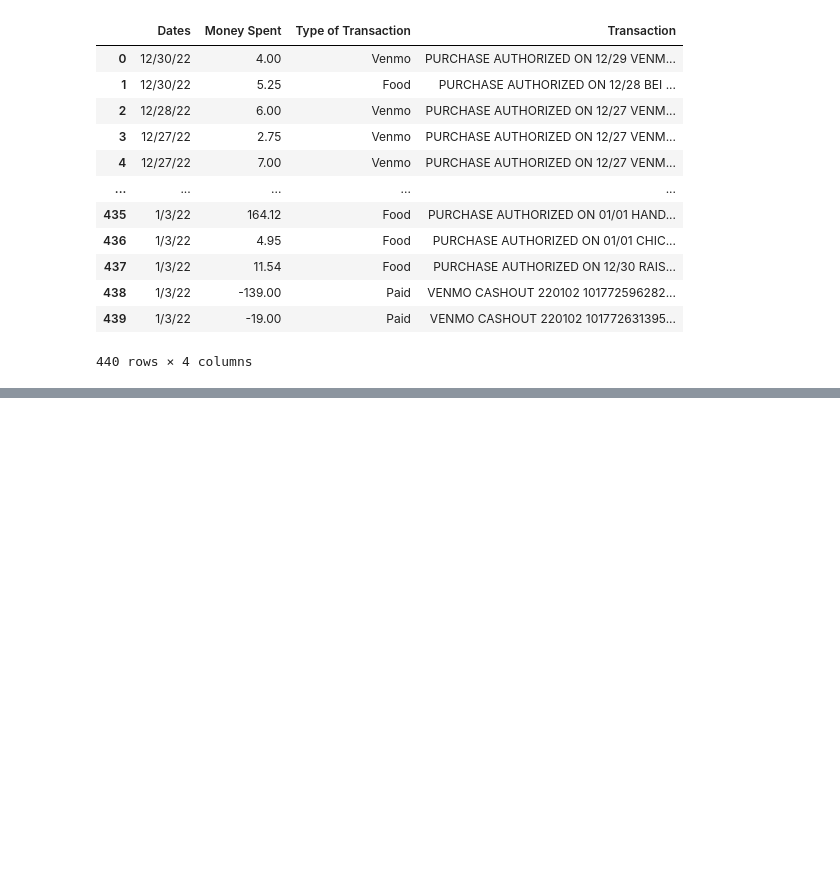
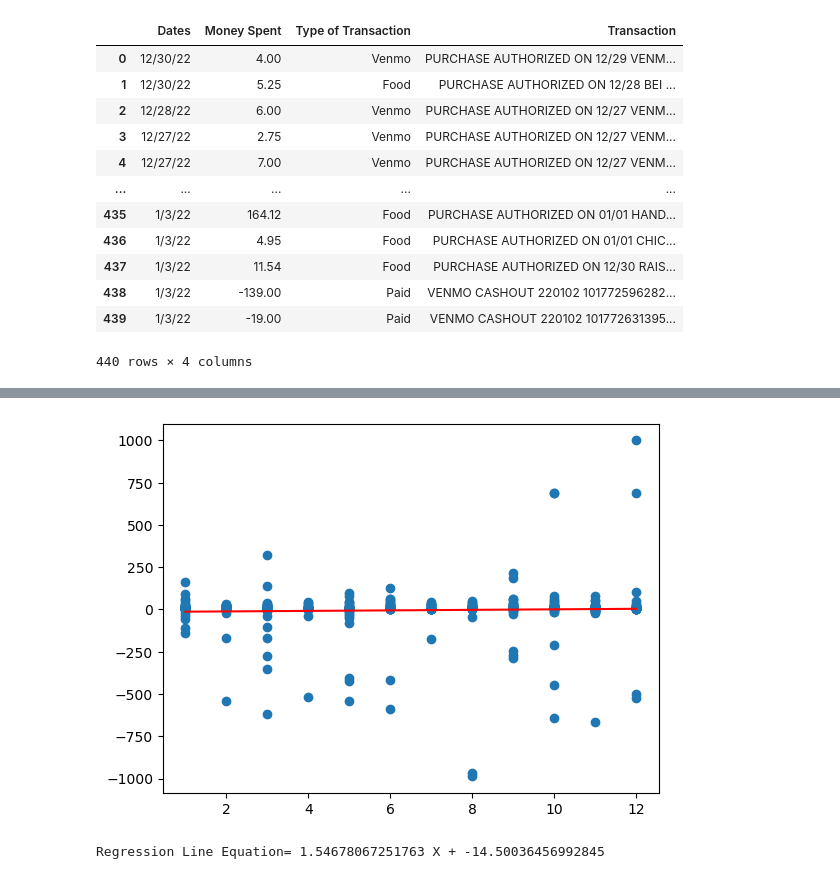
Before and after one commit to ekye0512/Personal_Bank_Budgeting, a Jupyter notebook: Personal_Bank_Budgeting.ipynb, the cells around one changed output, grey strips where cells are left out. Drawn from its saved outputs; the diff is of its cells as text; code cells hidden in the pictures; blank space fills up the shorter version.

```diff
--- a/Personal_Bank_Budgeting.ipynb
+++ b/Personal_Bank_Budgeting.ipynb
@@ -75,0 +184,33 @@ df
+# %%
+X=df['Month'].values.reshape(-1, 1)
+Y=df['Money Spent'].values.reshape(-1, 1)
+
+linear_regressor = LinearRegression()  # create object for the class
+linear_regressor.fit(X, Y)  # perform linear regression
+Y_pred = linear_regressor.predict(X)  # make predictions
+
+plt.scatter(X, Y)
+plt.plot(X, Y_pred, color='red')
+plt.show()
+
+#linear regression model, almost constant
+
+
+
+N = len(X)
+
+
+x_mean = X.mean()
+y_mean = Y.mean()
+
+B1_num = ((x - x_mean) * (y - y_mean)).sum()
+B1_den = ((x - x_mean)**2).sum()
+B1 = B1_num / B1_den
+
+B0 = y_mean - (B1*x_mean)
+
+
+print ("Regression Line Equation=", B1,"X +",B0)
+# %% [output]
+[figure, added]
+Regression Line Equation= 1.54678067251763 X + -14.50036456992845
```
Also changed, not shown: parts of 11 cells of this notebook.
